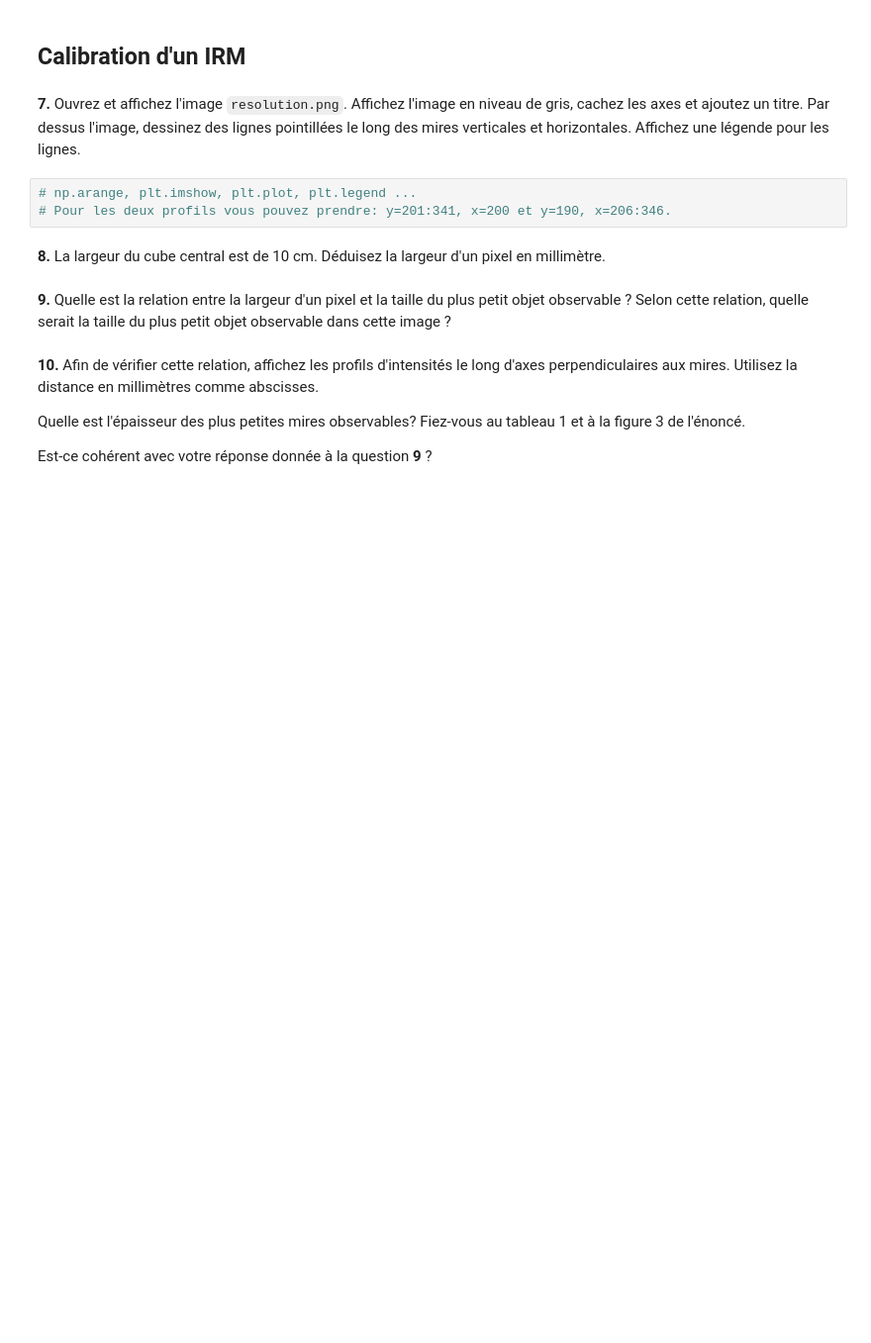
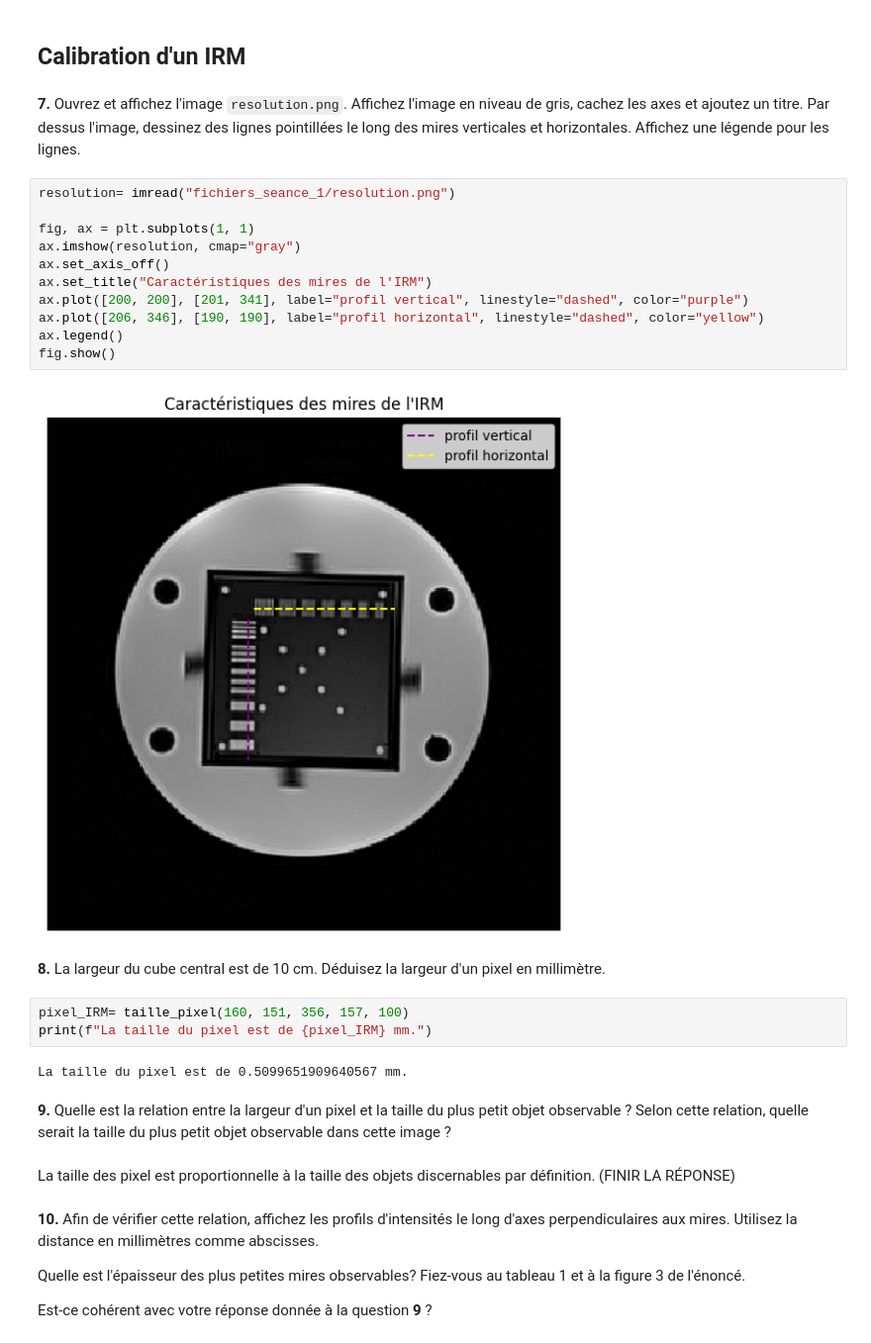
Before and after one commit to lashlone/GBM8770-Programmation, a Jupyter notebook: TP1 Qualité dimage et analyse de signaux 1D-20240912/tp1_seance1.ipynb, the cells around one changed output. Shown: that part at 99% size. Cells and saved outputs as stored; diff of their text form; blank space fills up the shorter version.

````diff
--- a/TP1 Qualité dimage et analyse de signaux 1D-20240912/tp1_seance1.ipynb
+++ b/TP1 Qualité dimage et analyse de signaux 1D-20240912/tp1_seance1.ipynb
@@ -68,13 +109,31 @@ def downsample(img, f):
 ## Calibration d'un IRM
 # %% [markdown]
 **7.** Ouvrez et affichez l'image ```resolution.png```. Affichez l'image en niveau de gris, cachez les axes et ajoutez un titre. Par dessus l'image, dessinez des lignes pointillées le long des mires verticales et horizontales. Affichez une légende pour les lignes.
-# %%
-# np.arange, plt.imshow, plt.plot, plt.legend ...
-# Pour les deux profils vous pouvez prendre: y=201:341, x=200 et y=190, x=206:346.
+# %%
+resolution= imread("fichiers_seance_1/resolution.png")
+
+fig, ax = plt.subplots(1, 1)
+ax.imshow(resolution, cmap="gray")
+ax.set_axis_off()
+ax.set_title("Caractéristiques des mires de l'IRM")
+ax.plot([200, 200], [201, 341], label="profil vertical", linestyle="dashed", color="purple")
+ax.plot([206, 346], [190, 190], label="profil horizontal", linestyle="dashed", color="yellow")
+ax.legend()
+fig.show()
+# %% [output]
+[figure, added]
 # %% [markdown]
 **8.** La largeur du cube central est de 10 cm. Déduisez la largeur d'un pixel en millimètre.
+# %%
+pixel_IRM= taille_pixel(160, 151, 356, 157, 100)
+print(f"La taille du pixel est de {pixel_IRM} mm.")
+# %% [output]
+La taille du pixel est de 0.5099651909640567 mm.
 # %% [markdown]
 **9.** Quelle est la relation entre la largeur d'un pixel et la taille du plus petit objet observable ? Selon cette relation, quelle serait la taille du plus petit objet observable dans cette image ?
+# %% [markdown]
+La taille des pixel est proportionnelle à la taille des objets discernables par définition.
+(FINIR LA RÉPONSE)
 # %% [markdown]
 **10.** Afin de vérifier cette relation, affichez les profils d'intensités le long d'axes perpendiculaires aux mires. Utilisez la distance en millimètres comme abscisses.
 
````
Also changed, not shown: parts of 7 cells of this notebook.
